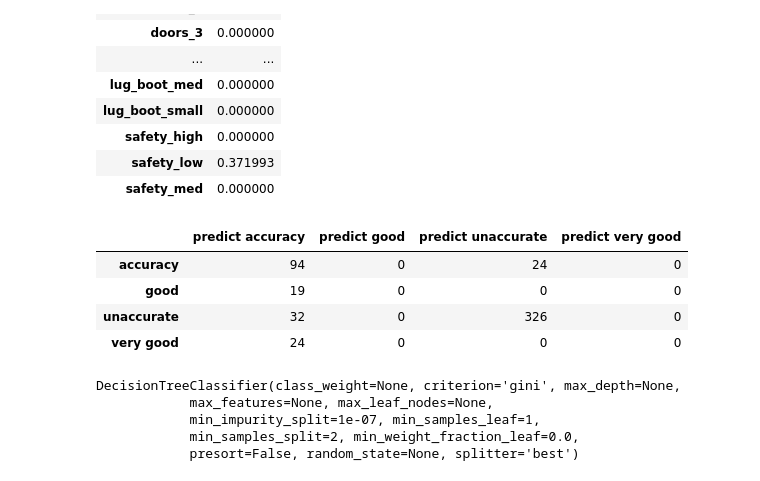
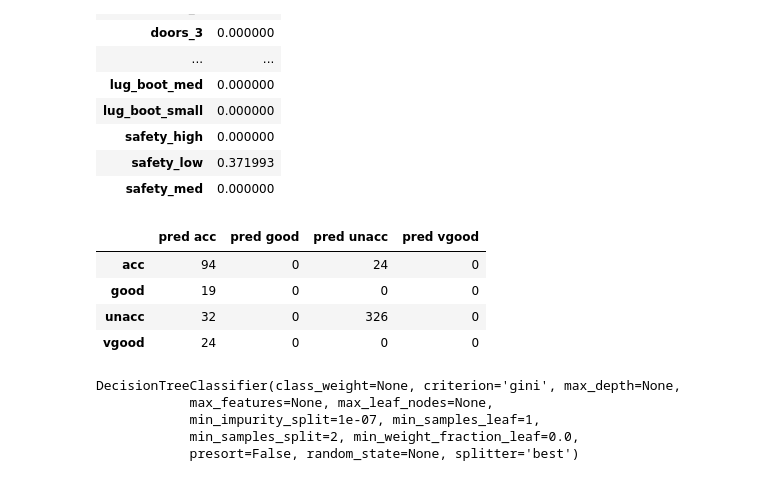
Before and after one commit to dnaylah/dsi-sea-week06-1.2, a Jupyter notebook: code/starter-code/decision trees lab.ipynb, the cells around one changed output. Drawn from its saved outputs; the diff is of its cells as text; code cells hidden in the pictures.

```diff
--- a/code/starter-code/decision trees lab.ipynb
+++ b/code/starter-code/decision trees lab.ipynb
@@ -393,17 +393,17 @@ importance.transpose()
 # %%
 # Compute and display the confusion matrix
 from sklearn.metrics import confusion_matrix
 y_pred = clf.predict(X_test)
 cm = pd.DataFrame(confusion_matrix(y_test, y_pred))
-cm.index = ['accuracy','good','unaccurate', 'very good']
-cm.columns = ['predict accuracy','predict good','predict unaccurate', 'predict very good']
+cm.index = ['acc','good','unacc', 'vgood']
+cm.columns = ['pred acc','pred good','pred unacc', 'pred vgood']
 cm
 # %% [output]
-|  | predict accuracy | predict good | predict unaccurate | predict very good |
-| accuracy | 94 | 0 | 24 | 0 |
+|  | pred acc | pred good | pred unacc | pred vgood |
+| acc | 94 | 0 | 24 | 0 |
 | good | 19 | 0 | 0 | 0 |
-| unaccurate | 32 | 0 | 326 | 0 |
-| very good | 24 | 0 | 0 | 0 |
+| unacc | 32 | 0 | 326 | 0 |
+| vgood | 24 | 0 | 0 | 0 |
 # %%
 # Release the constraint of max_depth=3 and see if the classification improves
 clf1 = DecisionTreeClassifier()
```
Also changed, not shown: parts of 2 cells of this notebook, 1 other file.
